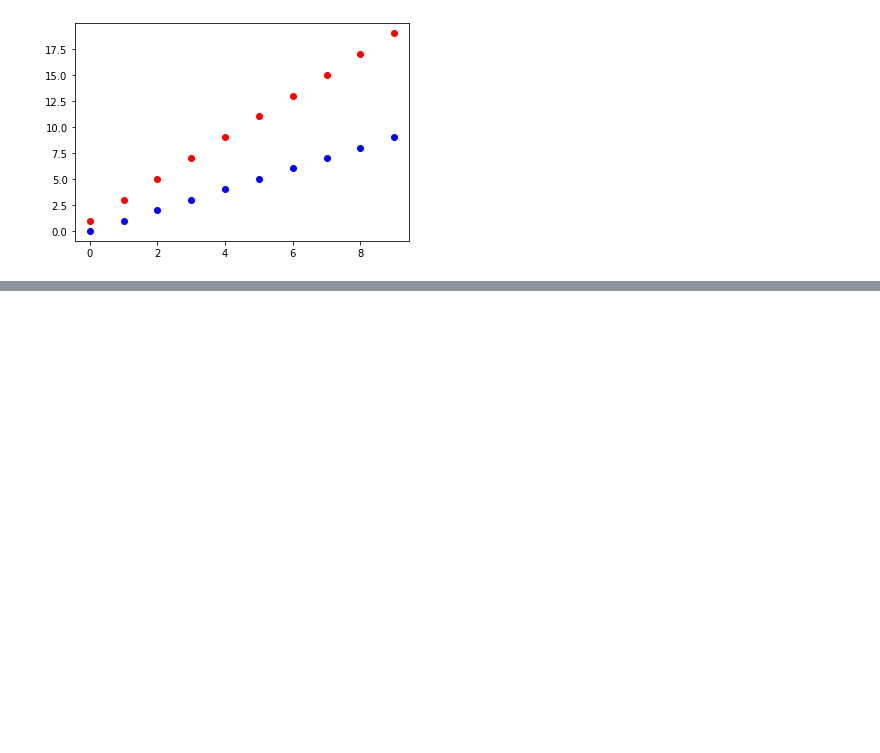
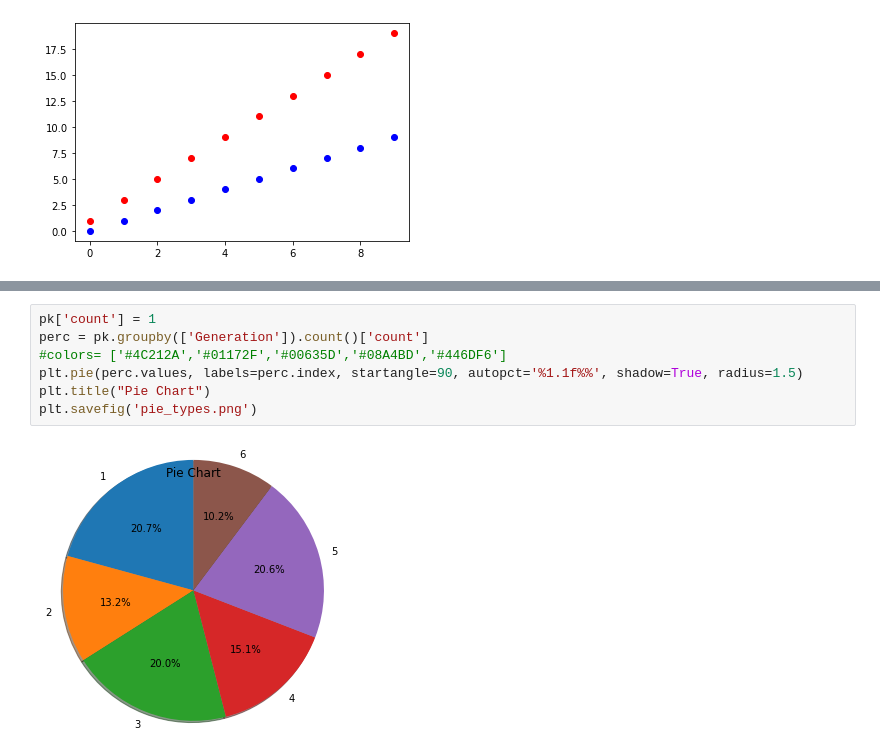
Before and after one commit to clargote/mujeresDigitales, a Jupyter notebook: clase_25ago.ipynb, the cells around one changed output, grey strips where cells are left out. Drawn from its saved outputs; the diff is of its cells as text; blank space fills up the shorter version.

```diff
--- a/clase_25ago.ipynb
+++ b/clase_25ago.ipynb
@@ -15,0 +42,9 @@ plt.scatter(x,(2*x+1), label="Data 2", color="Red")
+# %%
+pk['count'] = 1
+perc = pk.groupby(['Generation']).count()['count']
+#colors= ['#4C212A','#01172F','#00635D','#08A4BD','#446DF6']
+plt.pie(perc.values, labels=perc.index, startangle=90, autopct='%1.1f%%', shadow=True, radius=1.5)
+plt.title("Pie Chart")
+plt.savefig('pie_types.png')
+# %% [output]
+[figure, added]
```
Also changed, not shown: parts of 5 cells of this notebook.
